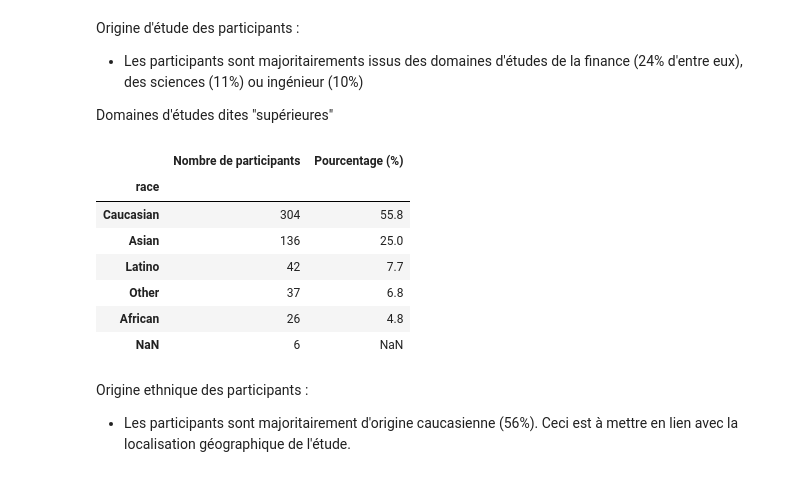
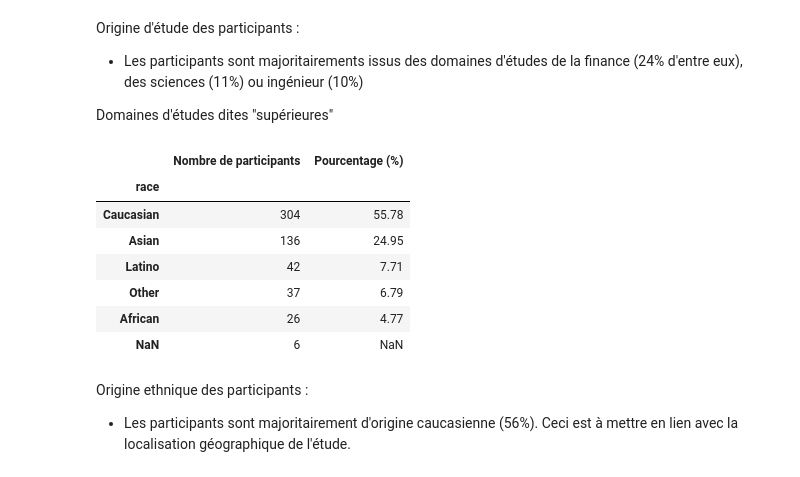
Before and after one commit to nlefort/JEDHA, a Jupyter notebook: PROJETS/02. EDA/Speed_dating_project.ipynb, the cells around one changed output. Saved outputs shown, nothing was run; the diff lists cells and outputs as text; code cells hidden in the pictures.

```diff
--- a/PROJETS/02. EDA/Speed_dating_project.ipynb
+++ b/PROJETS/02. EDA/Speed_dating_project.ipynb
@@ -183,22 +215,25 @@ Name: proportion, dtype: float64
 15% des participants ont 'matché' durant l'expérience
 # %%
 # Renommer les étiquettes pour meilleure lecture
-df_participants['gender'] = df_participants.gender.map(
-    {0: 'Female', 1: 'Male'}).fillna(df_participants.gender)
+df_participants["gender"] = df_participants.gender.map(
+    {0: "Female", 1: "Male"}
+).fillna(df_participants.gender)
 
 # Participants par genre
 gender_count = df_participants.gender.value_counts(dropna=False)
-gender_percent = df_participants.gender.value_counts(2).round(3)*100
+gender_percent = df_participants.gender.value_counts(normalize=True).mul(100).round(2)
 
 # Editer nouveau tableau
-gender_summary = pd.DataFrame({
-    'Nombre de participants': gender_count,
-    'Pourcentage (%)': gender_percent})
+gender_summary = pd.DataFrame(
+    {"Nombre de participants": gender_count, "Pourcentage (%)": gender_percent}
+)
 
 # Trier par nombre de participants
 gender_summary = gender_summary.sort_values(
     # by=désigne par quel variable on tri
-    by='Nombre de participants', ascending=False)
+    by="Nombre de participants",
+    ascending=False,
+)
 
 display(gender_summary)
 # %% [output]
@@ -292,31 +350,39 @@ Origine d'étude des participants :
 Domaines d'études dites "supérieures"
 # %%
 # Renommer les étiquettes
-df_participants['race'] = df_participants.race.map(
-    {1: 'African', 2: 'Caucasian', 3: 'Latino', 4: 'Asian', 5: 'Native', 6: 'Other'}).fillna(df_participants.race)
+df_participants["race"] = df_participants.race.map(
+    {
+        1: "African",
+        2: "Caucasian",
+        3: "Latino",
+        4: "Asian",
+        5: "Native",
+        6: "Other",
+    }
+).fillna(df_participants.race)
 
 # Origines ethniques des participants
 race_count = df_participants.race.value_counts(dropna=False)
-race_percent = df_participants.race.value_counts(2).round(3)*100
+race_percent = df_participants.race.value_counts(normalize=True).mul(100).round(2)
 
-race_summary = pd.DataFrame({
-    'Nombre de participants': race_count,
-    'Pourcentage (%)': race_percent
-})
+race_summary = pd.DataFrame(
+    {"Nombre de participants": race_count, "Pourcentage (%)": race_percent}
+)
 
 # Trier par nombre de participants
 race_summary = race_summary.sort_values(
-    by='Nombre de participants', ascending=False)
+    by="Nombre de participants", ascending=False
+)
 
 display(race_summary)
 # %% [output]
 |  | Nombre de participants | Pourcentage (%) |
 | race |  |  |
-| Caucasian | 304 | 55.8 |
-| Asian | 136 | 25.0 |
-| Latino | 42 | 7.7 |
-| Other | 37 | 6.8 |
-| African | 26 | 4.8 |
+| Caucasian | 304 | 55.78 |
+| Asian | 136 | 24.95 |
+| Latino | 42 | 7.71 |
+| Other | 37 | 6.79 |
+| African | 26 | 4.77 |
 | NaN | 6 | NaN |
 # %% [markdown]
 Origine ethnique des participants :
```
Also changed, not shown: parts of 30 cells of this notebook.
